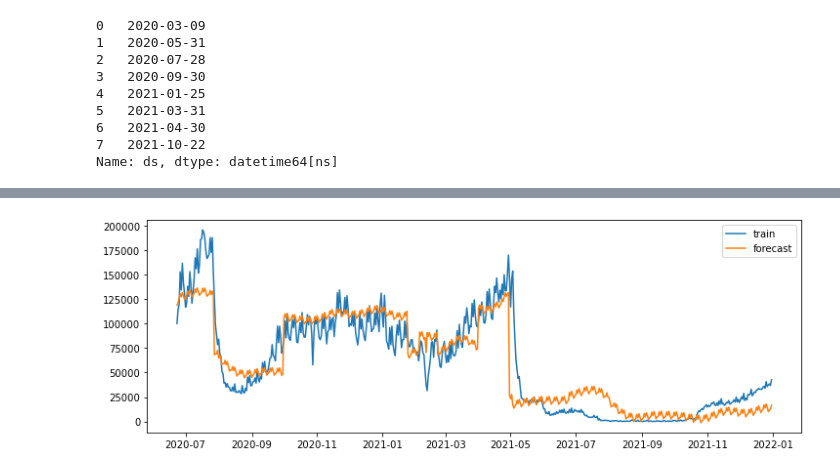
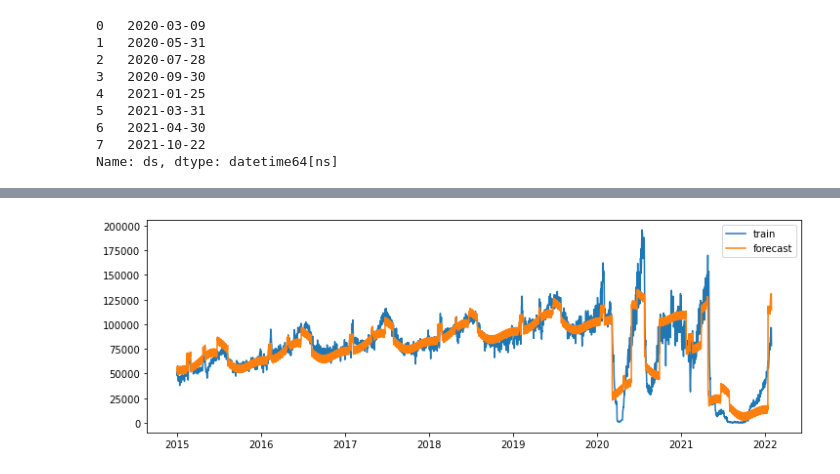
Before and after one commit to Alan-Wolf-VN/passenger_forecast, a Jupyter notebook: pax_forecast.ipynb, the cells around one changed output, grey strips where cells are left out. Cells and saved outputs as stored; diff of their text form; code cells hidden in the pictures.

Commit message:
auto tune prophet with optuna

```diff
--- a/pax_forecast.ipynb
+++ b/pax_forecast.ipynb
@@ -1039,0 +1052,2 @@ changepoints = ['2020-03-09','2020-05-31','2020-07-28','2020-09-30','2021-01-25'
+# %%
+study = optuna.create_study(direction='minimize', sampler=optuna.samplers.TPESampler(seed=99))
@@ -1039,0 +1076,10 @@ changepoints = ['2020-03-09','2020-05-31','2020-07-28','2020-09-30','2021-01-25'
+# %%
+print('Number of finished trials: {}'.format(len(study.trials)))
+print('Best trial:')
+trial = study.best_trial
+
+print('  Value: {}'.format(trial.value))
+print('  Params: ')
+
+for key, value in trial.params.items():
+    print('    {}: {}'.format(key, value))
@@ -1040,6 +1097,8 @@ changepoints = ['2020-03-09','2020-05-31','2020-07-28','2020-09-30','2021-01-25'
+# %%
+params = trial.params
 # %%
-# set the uncertainty interval to 90% (the Prophet default is 80%)
-my_model = Prophet(interval_width=0.9, holidays = holidays, changepoints = changepoints, changepoint_prior_scale=0.001)
+my_model = Prophet(**params, holidays = holidays, changepoints = changepoints)
+# my_model.add_regressor('deaths')
 # %%
 my_model.fit(train)
 # %% [output]
@@ -1113,12 +1173,12 @@ forecast
 # %%
 # Plot train vs forecast
 plt.figure(figsize=(12,4))
-plt.plot(train.set_index('ds')['y'][2000:], label='train')
-plt.plot(forecast['yhat'][2000:-len(test)], label='forecast')
+plt.plot(train.set_index('ds')['y'], label='train')
+plt.plot(forecast['yhat'][:-len(test)], label='forecast')
 plt.legend(loc='best')
 plt.show()
 # %% [output]
-[figure, old version]
+[figure, new version]
 # %%
 # Plot test vs forecast
 plt.figure(figsize=(12,4))
```
Also changed, not shown: parts of 24 cells of this notebook, 3 other files.
